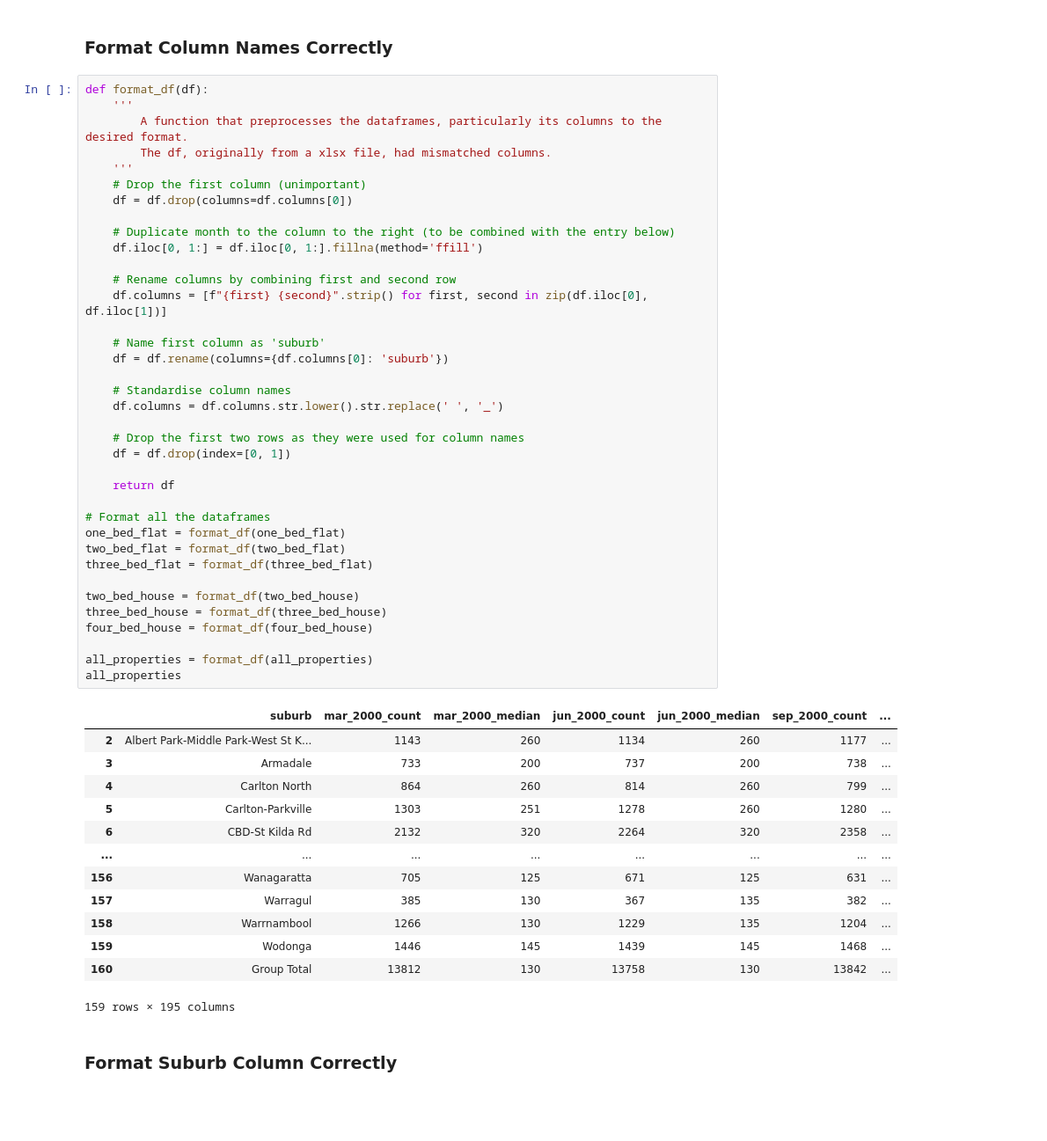
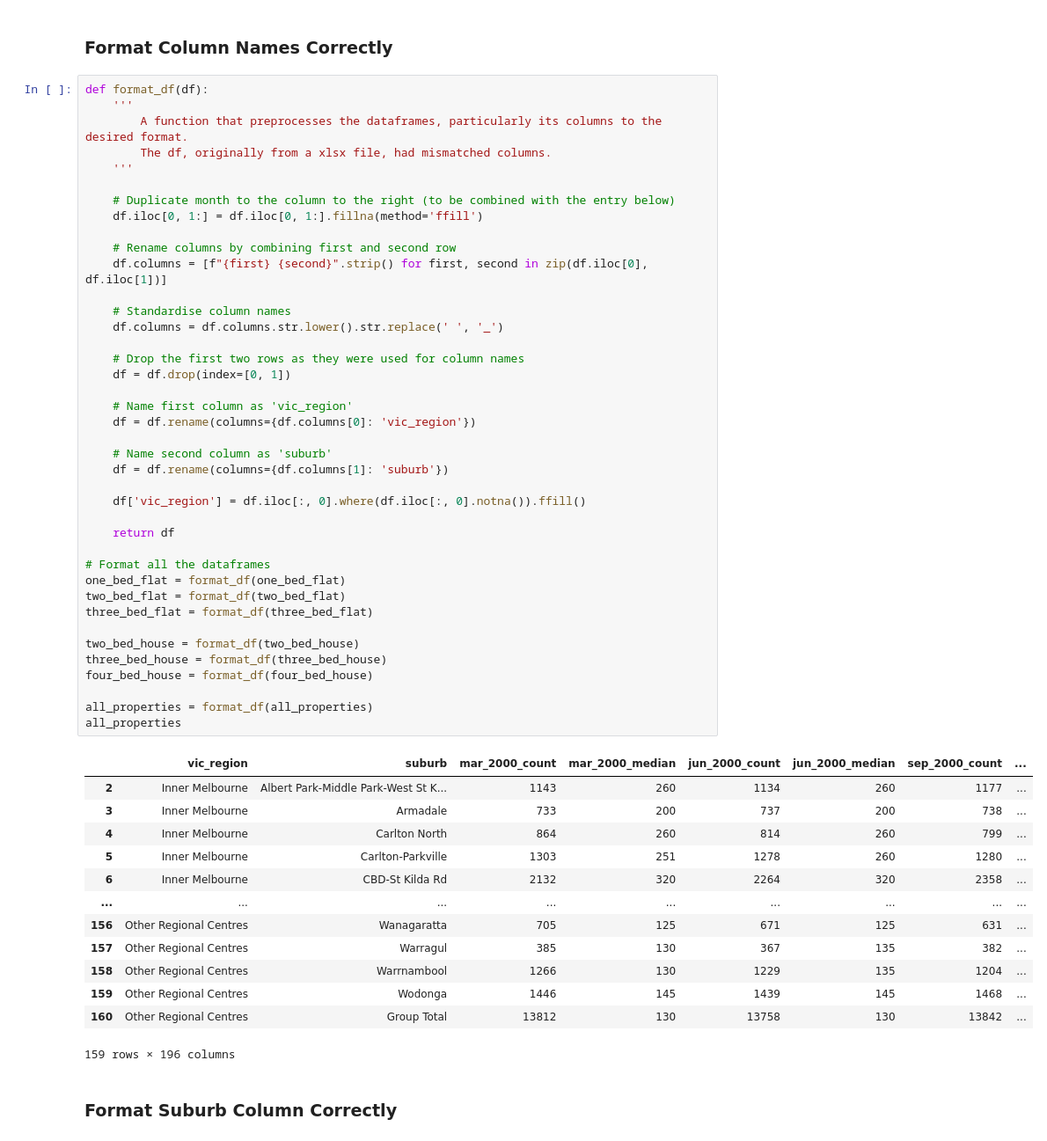
Before and after one commit to MAST30034-AppliedDataScience/project-2-group-real-estate-industry-project-15, a Jupyter notebook: notebooks/preprocess_rental_history.ipynb, the cells around one changed output. Shown at 88% size. Saved outputs shown, nothing was run; the diff lists cells and outputs as text; blank space fills up the shorter version.

```diff
--- a/notebooks/preprocess_rental_history.ipynb
+++ b/notebooks/preprocess_rental_history.ipynb
@@ -26,51 +28,54 @@ def format_df(df):
         A function that preprocesses the dataframes, particularly its columns to the desired format.
         The df, originally from a xlsx file, had mismatched columns.
     '''
-    # Drop the first column (unimportant)
-    df = df.drop(columns=df.columns[0])
 
     # Duplicate month to the column to the right (to be combined with the entry below)
     df.iloc[0, 1:] = df.iloc[0, 1:].fillna(method='ffill')
 
     # Rename columns by combining first and second row
     df.columns = [f"{first} {second}".strip() for first, second in zip(df.iloc[0], df.iloc[1])]
 
-    # Name first column as 'suburb'
-    df = df.rename(columns={df.columns[0]: 'suburb'})
-
     # Standardise column names
     df.columns = df.columns.str.lower().str.replace(' ', '_')
 
     # Drop the first two rows as they were used for column names
     df = df.drop(index=[0, 1])
+
+    # Name first column as 'vic_region'
+    df = df.rename(columns={df.columns[0]: 'vic_region'})
+
+    # Name second column as 'suburb'
+    df = df.rename(columns={df.columns[1]: 'suburb'})
+
+    df['vic_region'] = df.iloc[:, 0].where(df.iloc[:, 0].notna()).ffill()
 
     return df
 
 # Format all the dataframes
 one_bed_flat = format_df(one_bed_flat)
 two_bed_flat = format_df(two_bed_flat)
 three_bed_flat = format_df(three_bed_flat)
 
 two_bed_house = format_df(two_bed_house)
 three_bed_house = format_df(three_bed_house)
 four_bed_house = format_df(four_bed_house)
 
 all_properties = format_df(all_properties)
 all_properties
 # %% [output]
-|  | suburb | mar_2000_count | mar_2000_median | jun_2000_count | jun_2000_median | sep_2000_count | ... |
-| 2 | Albert Park-Middle Park-West St K... | 1143 | 260 | 1134 | 260 | 1177 | ... |
-| 3 | Armadale | 733 | 200 | 737 | 200 | 738 | ... |
-| 4 | Carlton North | 864 | 260 | 814 | 260 | 799 | ... |
-| 5 | Carlton-Parkville | 1303 | 251 | 1278 | 260 | 1280 | ... |
-| 6 | CBD-St Kilda Rd | 2132 | 320 | 2264 | 320 | 2358 | ... |
-| ... | ... | ... | ... | ... | ... | ... | ... |
-| 156 | Wanagaratta | 705 | 125 | 671 | 125 | 631 | ... |
-| 157 | Warragul | 385 | 130 | 367 | 135 | 382 | ... |
-| 158 | Warrnambool | 1266 | 130 | 1229 | 135 | 1204 | ... |
-| 159 | Wodonga | 1446 | 145 | 1439 | 145 | 1468 | ... |
-| 160 | Group Total | 13812 | 130 | 13758 | 130 | 13842 | ... |
+|  | vic_region | suburb | mar_2000_count | mar_2000_median | jun_2000_count | jun_2000_median | sep_2000_count | ... |
+| 2 | Inner Melbourne | Albert Park-Middle Park-West St K... | 1143 | 260 | 1134 | 260 | 1177 | ... |
+| 3 | Inner Melbourne | Armadale | 733 | 200 | 737 | 200 | 738 | ... |
+| 4 | Inner Melbourne | Carlton North | 864 | 260 | 814 | 260 | 799 | ... |
+| 5 | Inner Melbourne | Carlton-Parkville | 1303 | 251 | 1278 | 260 | 1280 | ... |
+| 6 | Inner Melbourne | CBD-St Kilda Rd | 2132 | 320 | 2264 | 320 | 2358 | ... |
+| ... | ... | ... | ... | ... | ... | ... | ... | ... |
+| 156 | Other Regional Centres | Wanagaratta | 705 | 125 | 671 | 125 | 631 | ... |
+| 157 | Other Regional Centres | Warragul | 385 | 130 | 367 | 135 | 382 | ... |
+| 158 | Other Regional Centres | Warrnambool | 1266 | 130 | 1229 | 135 | 1204 | ... |
+| 159 | Other Regional Centres | Wodonga | 1446 | 145 | 1439 | 145 | 1468 | ... |
+| 160 | Other Regional Centres | Group Total | 13812 | 130 | 13758 | 130 | 13842 | ... |
-159 rows × 195 columns
+159 rows × 196 columns
 # %% [markdown]
 ### Format Suburb Column Correctly
 # %%
```
Also changed, not shown: parts of 9 cells of this notebook.
